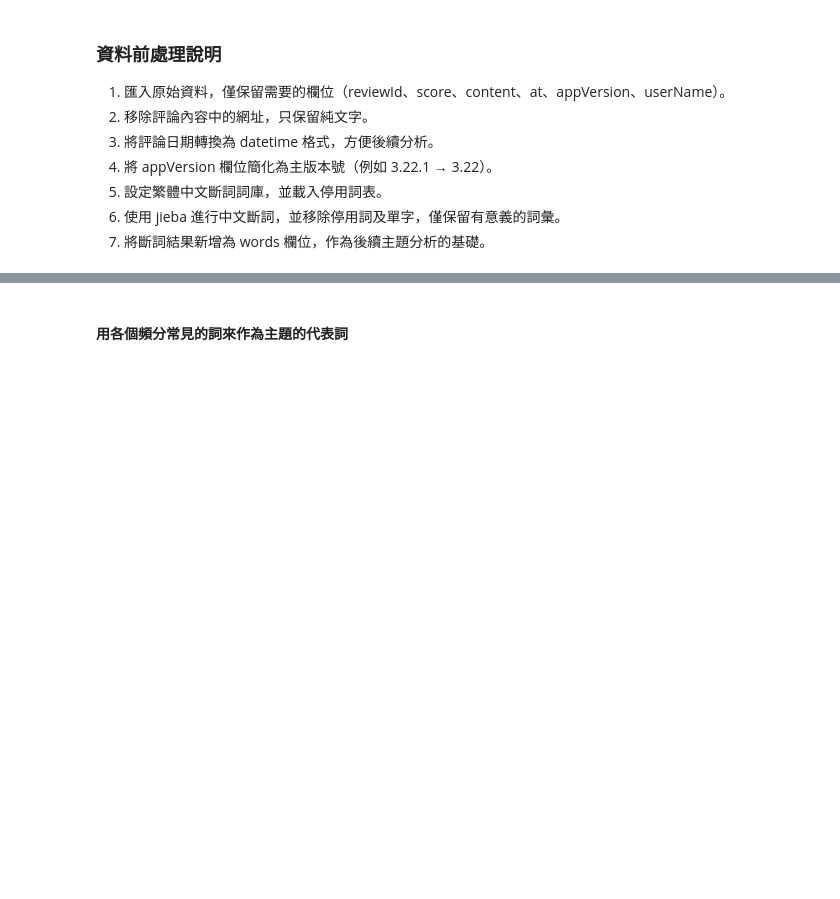
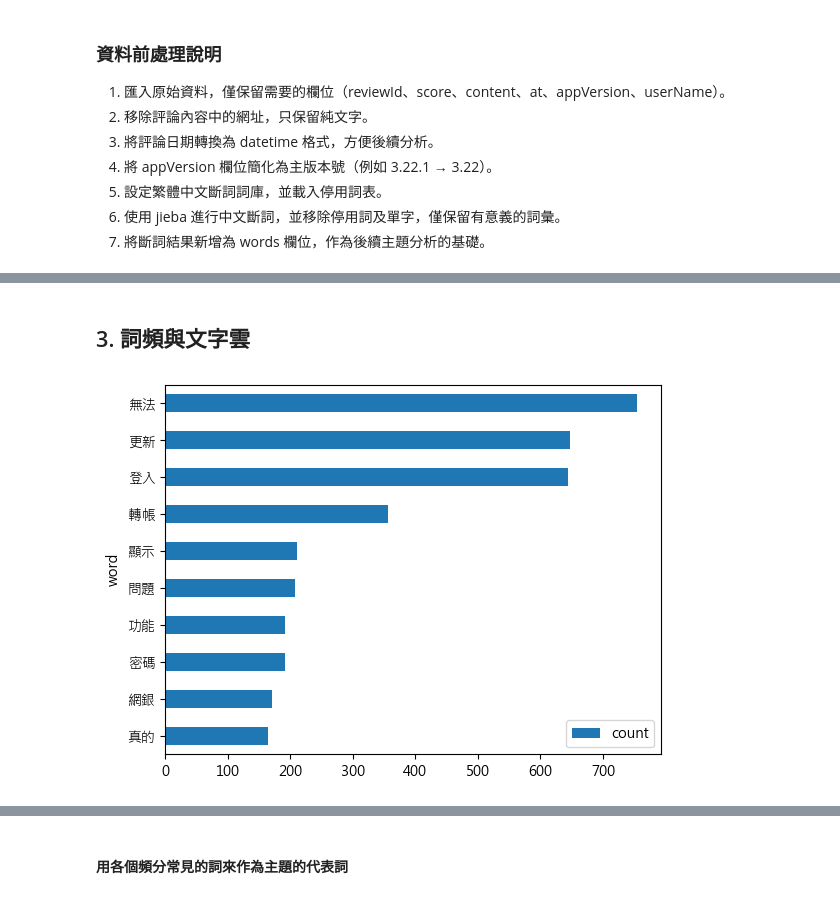
Before and after one commit to hank9453/sb, a Jupyter notebook: topic_model_zh_udn.ipynb, the cells around one changed output, grey strips where cells are left out. Saved outputs shown, nothing was run; the diff lists cells and outputs as text; code cells hidden in the pictures; blank space fills up the shorter version.

```diff
--- a/topic_model_zh_udn.ipynb
+++ b/topic_model_zh_udn.ipynb
@@ -134,0 +70,5 @@ plt.show()
+# %%
+df = pd.read_csv("merged_data.csv")  # 匯資料
+
+df = df[['reviewId', 'score', 'content', 'at', 'appVersion','userName']]
+df.head(3)
@@ -134,0 +93,22 @@ plt.show()
+# %%
+# 設定繁體中文詞庫
+jieba.set_dictionary("./dict/dict.txt.big")
+
+# 新增stopwords
+# jieba.analyse.set_stop_words('./dict/stop_words.txt') #jieba.analyse.extract_tags才會作用
+with open("./dict/stop_words.txt", encoding="utf-8") as f:
+    stopWords = [line.strip() for line in f.readlines()]
+
+stopwords_manual = ["app", "APP", "銀行", "使用", "一直", "手機"]
+stopWords.extend(stopwords_manual)
+
+# 設定斷詞 function
+def getToken(row):
+    seg_list = jieba.cut(row, cut_all=False)
+    seg_list = [
+        w for w in seg_list if w not in stopWords and len(w) > 1
+    ]  # 篩選掉停用字與字元數大於1的詞彙
+    return seg_list
+
+df["words"] = df["content"].apply(getToken)
+df.head()
@@ -134,0 +130,21 @@ plt.show()
+# %% [markdown]
+## 3. 詞頻與文字雲
+# %%
+from collections import Counter
+
+FontPath = 'SourceHanSansTW-Regular.otf' # 設定字型
+wordcloud = WordCloud(background_color = 'white', width = 800, height = 400, font_path = FontPath, max_words = 100)
+
+# 以斷詞後的詞彙統計出現次數，製作文字雲
+
+# 將所有 words 欄位展平成一個 list
+all_words = [word for words in df['words'] for word in words]
+freq_dict = Counter(all_words)
+# %%
+# 將 freq_dict 轉為 DataFrame 並繪製橫條圖
+freq_df_plot = pd.DataFrame(list(freq_dict.items()), columns=['word', 'count']).sort_values(by='count', ascending=False)
+freq_df_plot.head(10).plot.barh(x='word', y='count')
+plt.gca().invert_yaxis()
+plt.show()
+# %% [output]
+[figure, added]
```
Also changed, not shown: parts of 154 cells of this notebook, 18 other files.
